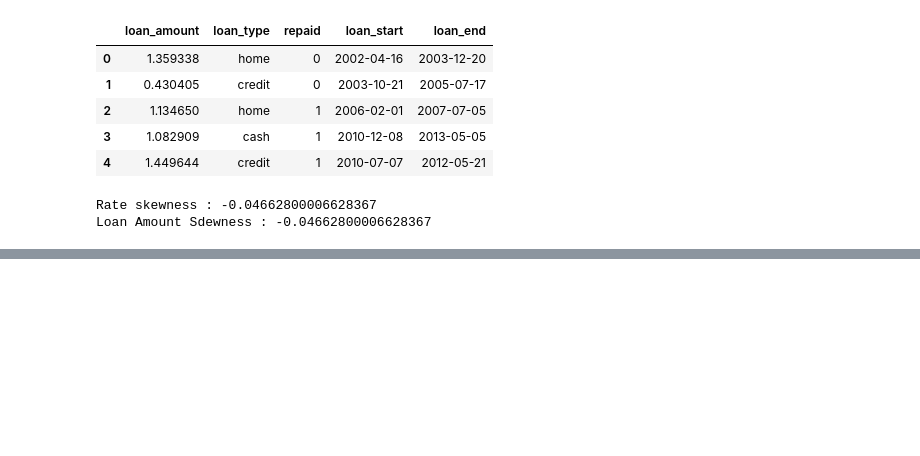
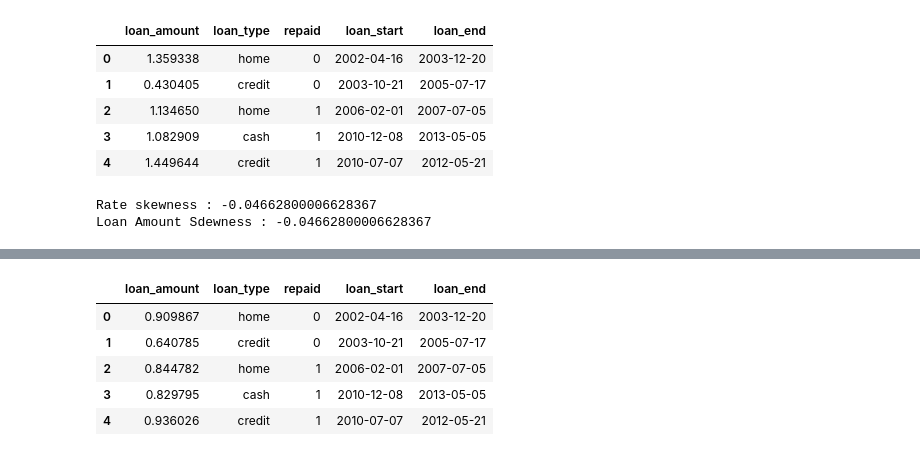
Before and after one commit to Artificial-i/-1-5, a Jupyter notebook: Untitled0.ipynb, the cells around one changed output, grey strips where cells are left out. Drawn from its saved outputs; the diff is of its cells as text; code cells hidden in the pictures; blank space fills up the shorter version.

```diff
--- a/Untitled0.ipynb
+++ b/Untitled0.ipynb
@@ -625,0 +641,15 @@ Loan Amount Sdewness : -0.04662800006628367
+# %%
+# نرمال سازی البته یکی از این دو کار یعنی استاندار سازی یا نرمال سازی کافی است
+from sklearn.preprocessing import MinMaxScaler
+scaler = MinMaxScaler()
+
+numeric_columns = df.select_dtypes(include=['number']).columns
+df[numeric_columns] = scaler.fit_transform(df[numeric_columns])
+df.head()
+# %% [output]
+|  | loan_amount | loan_type | repaid | loan_start | loan_end |
+| 0 | 0.909867 | home | 0 | 2002-04-16 | 2003-12-20 |
+| 1 | 0.640785 | credit | 0 | 2003-10-21 | 2005-07-17 |
+| 2 | 0.844782 | home | 1 | 2006-02-01 | 2007-07-05 |
+| 3 | 0.829795 | cash | 1 | 2010-12-08 | 2013-05-05 |
+| 4 | 0.936026 | credit | 1 | 2010-07-07 | 2012-05-21 |
```
Also changed, not shown: parts of 5 cells of this notebook.
